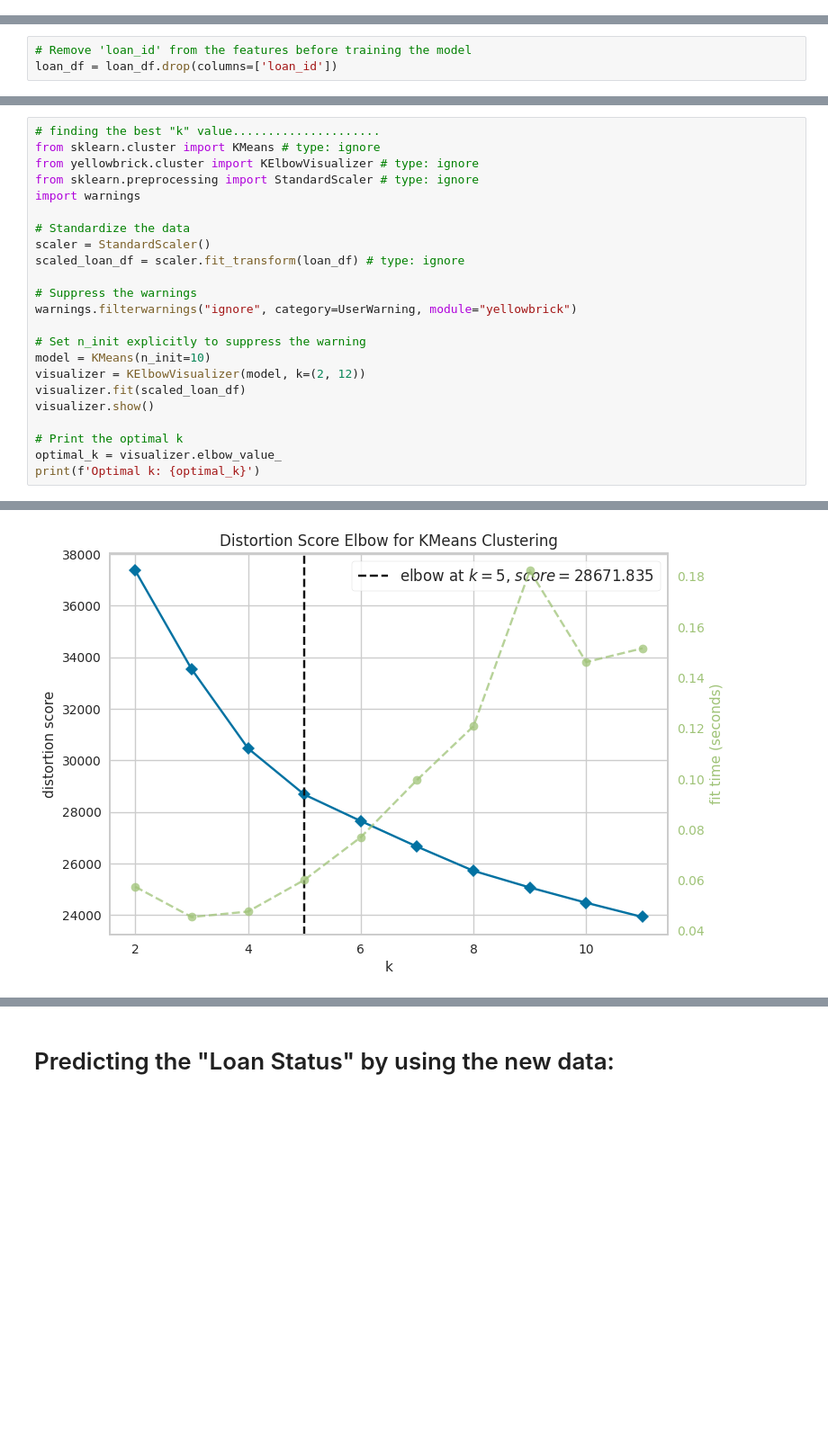
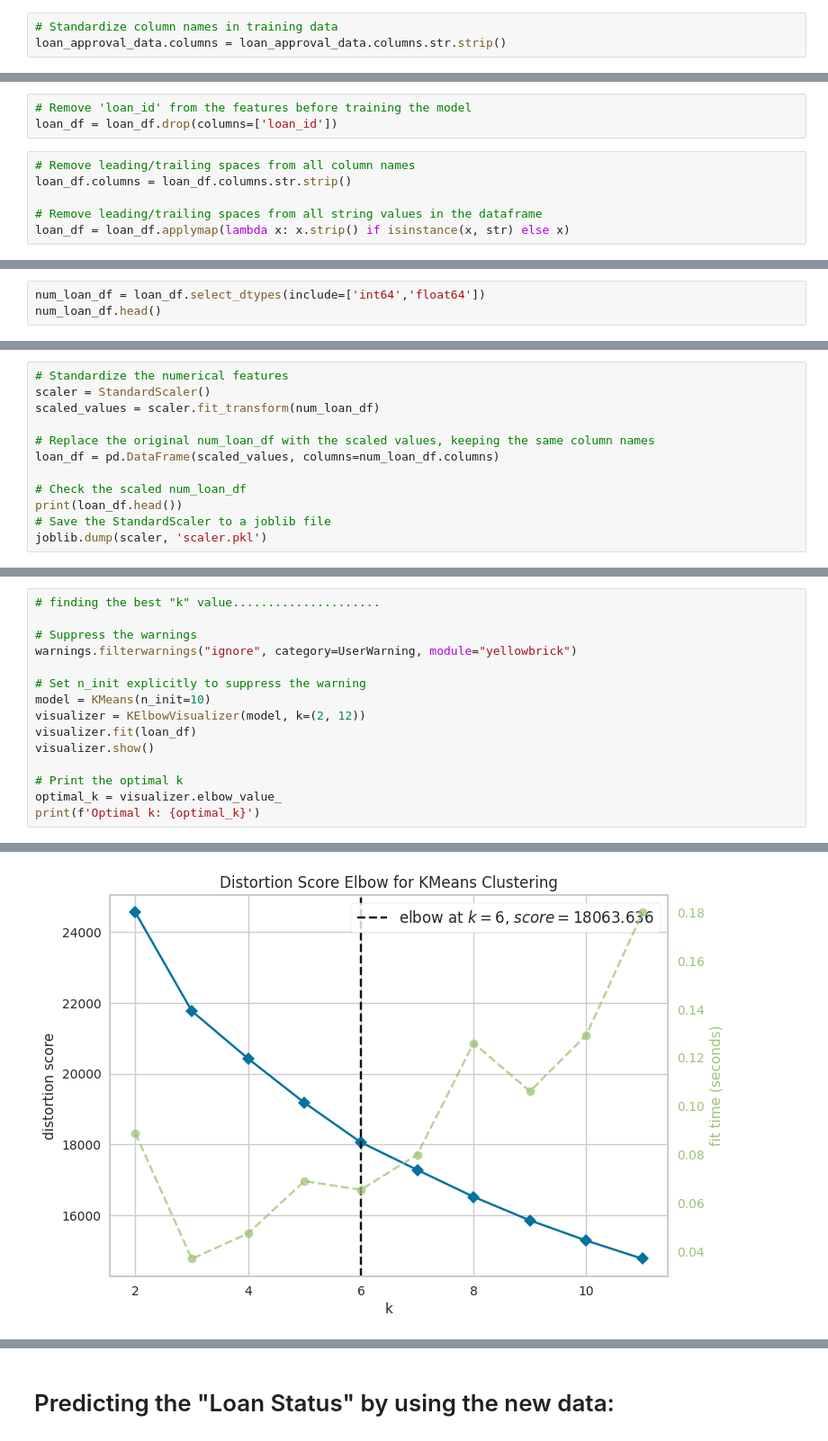
Before and after one commit to RaveenaaDeenadayalan/Loan-Approval, a Jupyter notebook: project coding.ipynb, the cells around one changed output, grey strips where cells are left out. Shown: that part at 90% size. Cells and saved outputs as stored; diff of their text form; blank space fills up the shorter version.

```diff
--- a/project coding.ipynb
+++ b/project coding.ipynb
@@ -33,6 +33,9 @@ Index(['loan_id', ' no_of_dependents', ' education', ' self_employed',
        ' residential_assets_value', ' commercial_assets_value',
        ' luxury_assets_value', ' bank_asset_value', ' loan_status'],
       dtype='object')
+# %%
+# Standardize column names in training data
+loan_approval_data.columns = loan_approval_data.columns.str.strip()
 # %%
 # checking the data type of the variables of dataset "loan_approval_data"..............
 loan_approval_data.dtypes
@@ -227,3 +226,9 @@ dtype: object
 # %%
 # Remove 'loan_id' from the features before training the model
 loan_df = loan_df.drop(columns=['loan_id'])
+# %%
+# Remove leading/trailing spaces from all column names
+loan_df.columns = loan_df.columns.str.strip()
+
+# Remove leading/trailing spaces from all string values in the dataframe
+loan_df = loan_df.applymap(lambda x: x.strip() if isinstance(x, str) else x)
@@ -229,0 +257,3 @@ loan_df = loan_df.drop(columns=['loan_id'])
+# %%
+num_loan_df = loan_df.select_dtypes(include=['int64','float64'])
+num_loan_df.head()
@@ -262,0 +314,12 @@ joblib.dump(encoders, 'encoders.pkl')
+# %%
+# Standardize the numerical features
+scaler = StandardScaler()
+scaled_values = scaler.fit_transform(num_loan_df)
+
+# Replace the original num_loan_df with the scaled values, keeping the same column names
+loan_df = pd.DataFrame(scaled_values, columns=num_loan_df.columns)
+
+# Check the scaled num_loan_df
+print(loan_df.head())
+# Save the StandardScaler to a joblib file
+joblib.dump(scaler, 'scaler.pkl')
@@ -263,13 +348,5 @@ joblib.dump(encoders, 'encoders.pkl')
 # %%
 # finding the best "k" value.....................
-from sklearn.cluster import KMeans # type: ignore
-from yellowbrick.cluster import KElbowVisualizer # type: ignore
-from sklearn.preprocessing import StandardScaler # type: ignore
-import warnings
-
-# Standardize the data
-scaler = StandardScaler()
-scaled_loan_df = scaler.fit_transform(loan_df) # type: ignore
 
 # Suppress the warnings
 warnings.filterwarnings("ignore", category=UserWarning, module="yellowbrick")
@@ -277,7 +354,7 @@ warnings.filterwarnings("ignore", category=UserWarning, module="yellowbrick")
 # Set n_init explicitly to suppress the warning
 model = KMeans(n_init=10)
 visualizer = KElbowVisualizer(model, k=(2, 12))
-visualizer.fit(scaled_loan_df)
+visualizer.fit(loan_df)
 visualizer.show()
 
 # Print the optimal k
@@ -300,5 +377,5 @@ findfont: Generic family 'sans-serif' not found because none of the following fa
 findfont: Generic family 'sans-serif' not found because none of the following families were found: Arial, Liberation Sans, Bitstream Vera Sans, sans-serif
 findfont: Generic family 'sans-serif' not found because none of the following families were found: Arial, Liberation Sans, Bitstream Vera Sans, sans-serif
 findfont: Generic family 'sans-serif' not found because none of the following families were found: Arial, Liberation Sans, Bitstream Vera Sans, sans-serif
 findfont: Generic family 'sans-serif' not found because none of the following families were found: Arial, Liberation Sans, Bitstream Vera Sans, sans-serif
-[figure, old version]
+[figure, new version]
```
Also changed, not shown: parts of 31 cells of this notebook, 8 other files.
